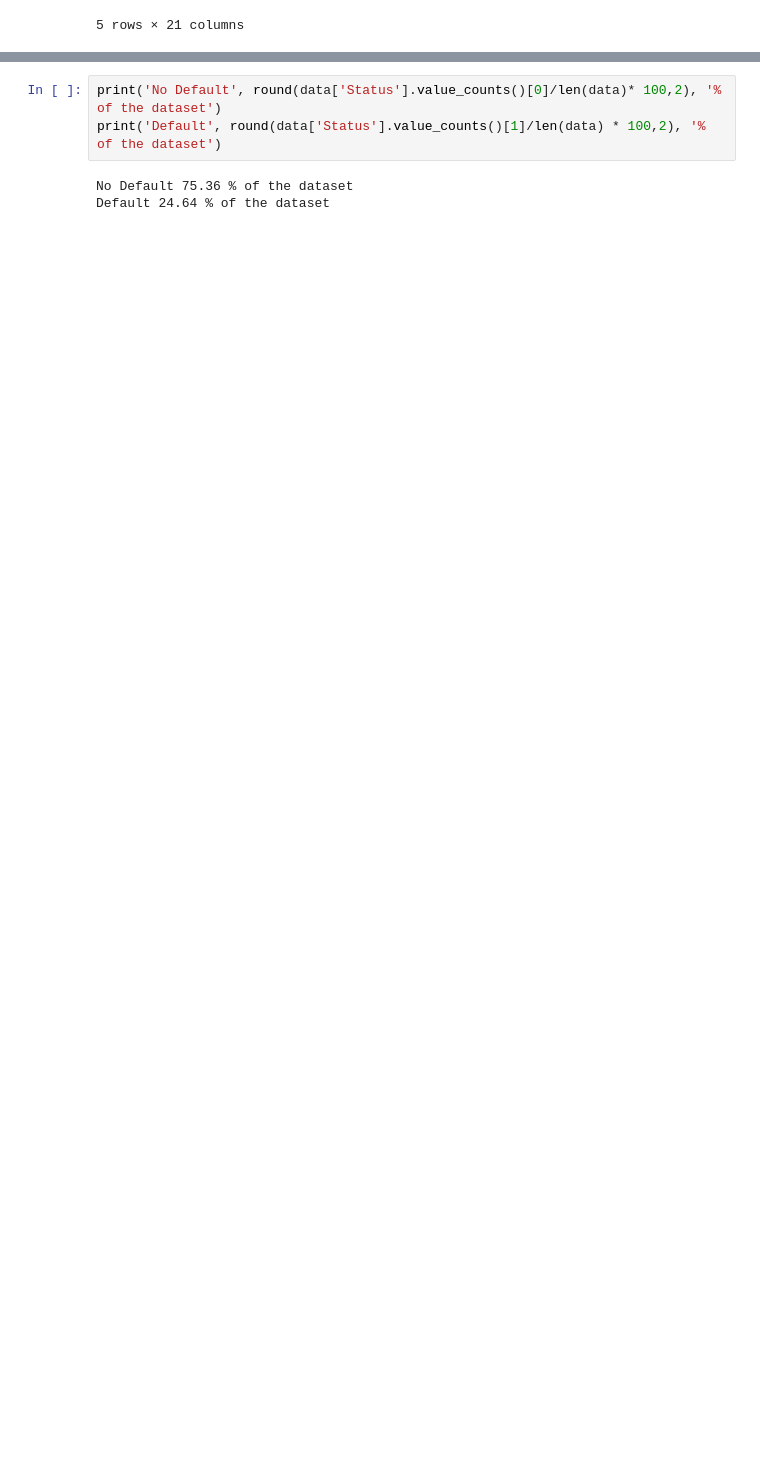
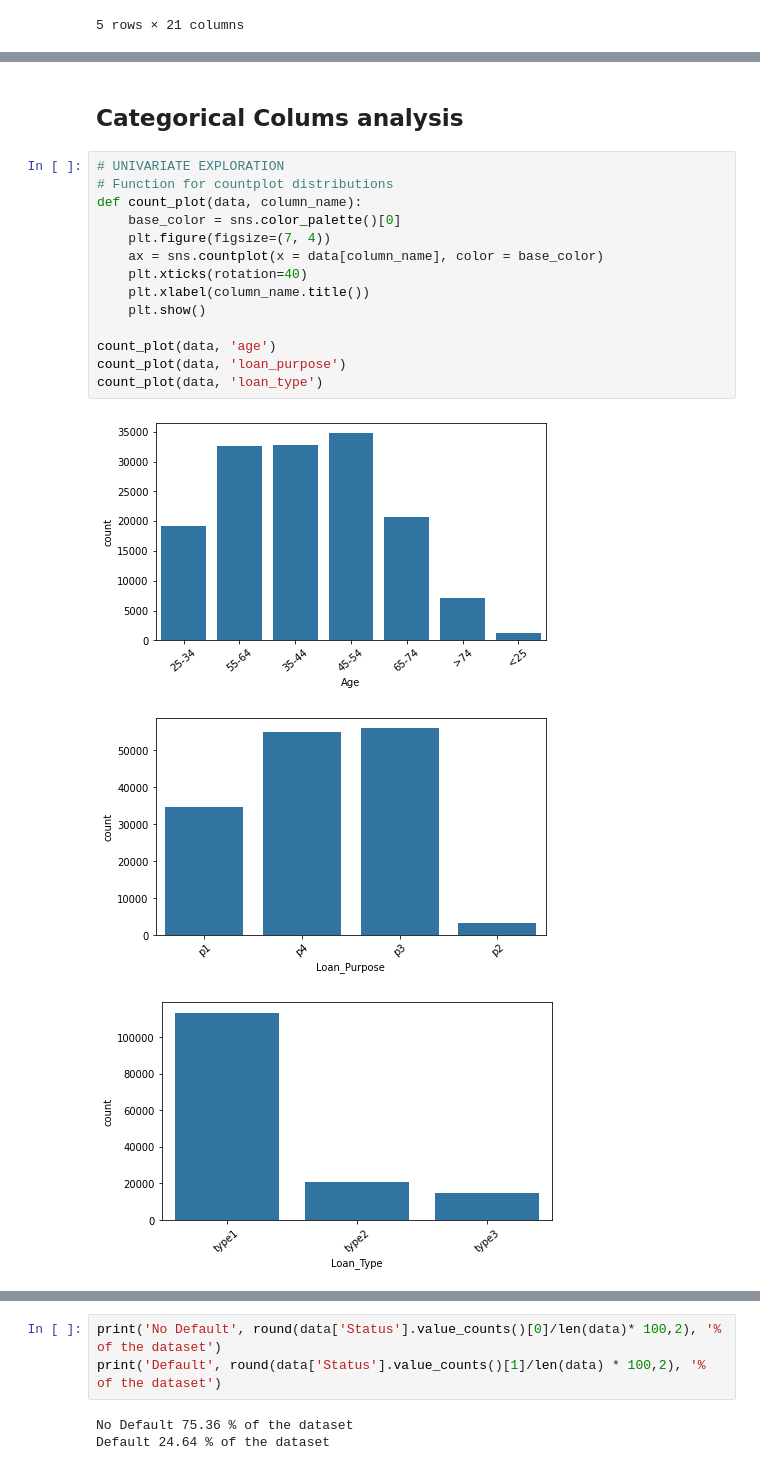
Before and after one commit to logic-OT/loan-insight, a Jupyter notebook: housing.ipynb, the cells around one changed output, grey strips where cells are left out. Cells and saved outputs as stored; diff of their text form; blank space fills up the shorter version.

```diff
--- a/housing.ipynb
+++ b/housing.ipynb
@@ -127,0 +168,20 @@ data[categorical_cols].head()
+# %% [markdown]
+## Categorical Colums analysis
+# %%
+# UNIVARIATE EXPLORATION
+# Function for countplot distributions
+def count_plot(data, column_name):
+    base_color = sns.color_palette()[0]
+    plt.figure(figsize=(7, 4))
+    ax = sns.countplot(x = data[column_name], color = base_color)
+    plt.xticks(rotation=40)
+    plt.xlabel(column_name.title())
+    plt.show()
+
+count_plot(data, 'age')
+count_plot(data, 'loan_purpose')
+count_plot(data, 'loan_type')
+# %% [output]
+[figure, added]
+[figure, added]
+[figure, added]
```
Also changed, not shown: parts of 60 cells of this notebook.
